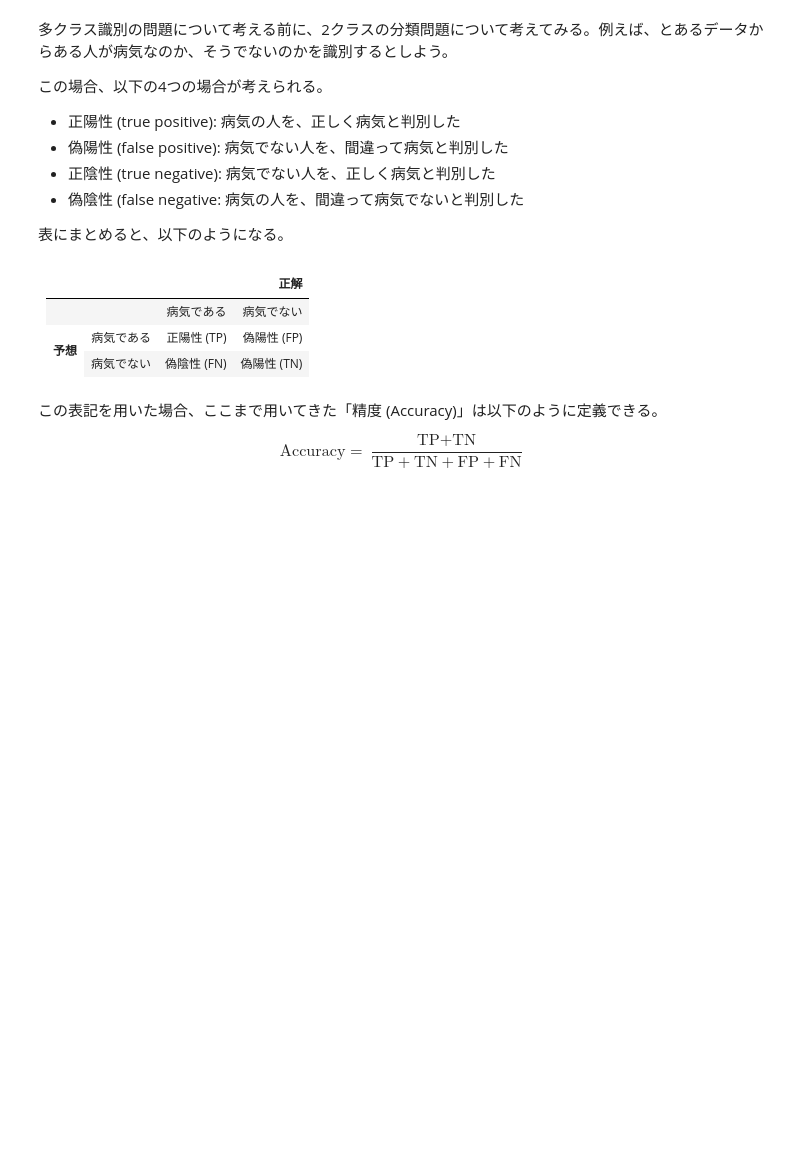
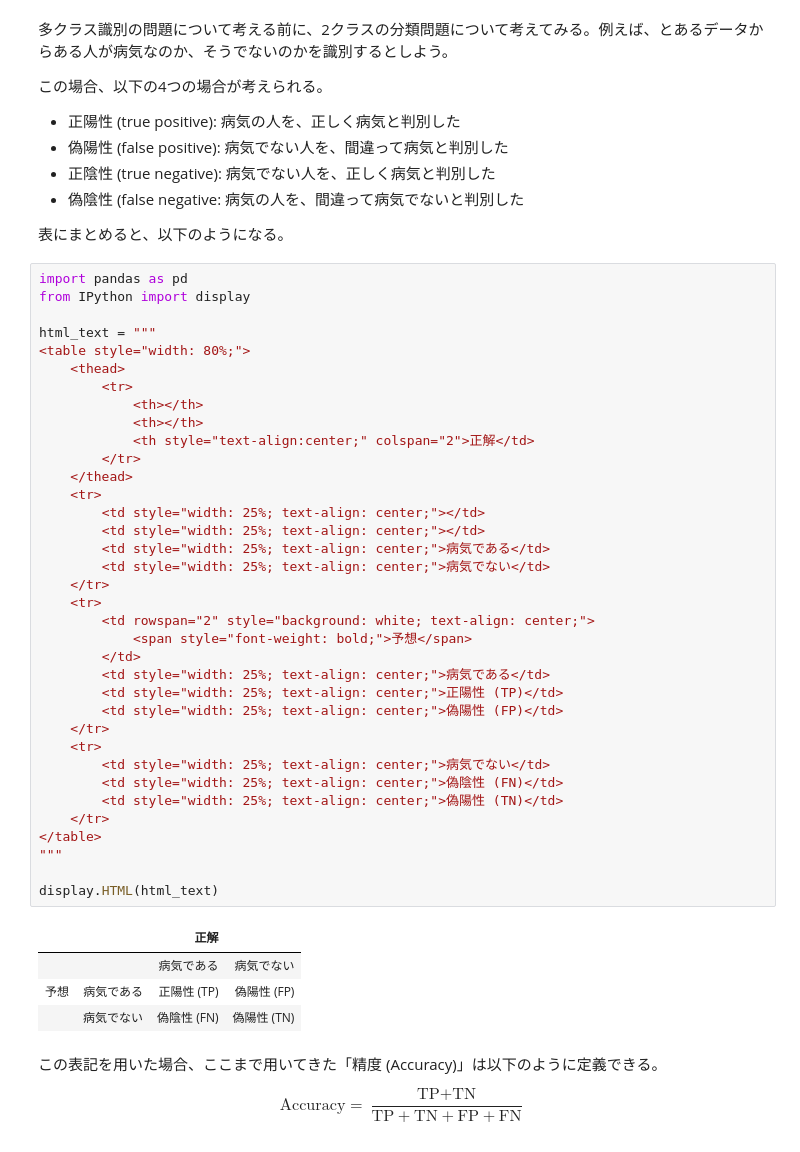
Before and after one commit to tatsy-classes/1284-sds-advml, a Jupyter notebook: contents/sec1/scikit-learn.ipynb, the cells around one changed output. Drawn from its saved outputs; the diff is of its cells as text; blank space fills up the shorter version.

```diff
--- a/contents/sec1/scikit-learn.ipynb
+++ b/contents/sec1/scikit-learn.ipynb
@@ -969,34 +998,47 @@ print("CV: acc(test)={:.2f}%".format(acc_test))
 - 偽陰性 (false negative: 病気の人を、間違って病気でないと判別した
 
 表にまとめると、以下のようになる。
-# %% [markdown]
-<table style="width: 80%;">
-    <thead>
-        <tr>
-            <th></th>
-            <th></th>
-            <th colspan="2">正解</td>
-        </tr>
-    </thead>
-    <tr>
-        <td style="width: 25%;"></td>
-        <td style="width: 25%;"></td>
-        <td style="width: 25%;">病気である</td>
-        <td style="width: 25%;">病気でない</td>
-    </tr>
-    <tr>
-        <td rowspan="2" style="background: white;"><span style="font-weight: bold;">予想</span></td>
-        <td>病気である</td>
-        <td>正陽性 (TP)</td>
-        <td>偽陽性 (FP)</td>
-    </tr>
-    <tr>
-        <td>病気でない</td>
-        <td>偽陰性 (FN)</td>
-        <td>偽陽性 (TN)</td>
-    </tr>
-
-</table>
+# %%
+import pandas as pd
+from IPython import display
+
+html_text = """
+<table style="width: 80%;">
+    <thead>
+        <tr>
+            <th></th>
+            <th></th>
+            <th style="text-align:center;" colspan="2">正解</td>
+        </tr>
+    </thead>
+    <tr>
+        <td style="width: 25%; text-align: center;"></td>
+        <td style="width: 25%; text-align: center;"></td>
+        <td style="width: 25%; text-align: center;">病気である</td>
+        <td style="width: 25%; text-align: center;">病気でない</td>
+    </tr>
+    <tr>
+        <td rowspan="2" style="background: white; text-align: center;">
+            <span style="font-weight: bold;">予想</span>
+        </td>
+        <td style="width: 25%; text-align: center;">病気である</td>
+        <td style="width: 25%; text-align: center;">正陽性 (TP)</td>
+        <td style="width: 25%; text-align: center;">偽陽性 (FP)</td>
+    </tr>
+    <tr>
+        <td style="width: 25%; text-align: center;">病気でない</td>
+        <td style="width: 25%; text-align: center;">偽陰性 (FN)</td>
+        <td style="width: 25%; text-align: center;">偽陽性 (TN)</td>
+    </tr>
+</table>
+"""
+
+display.HTML(html_text)
+# %% [output]
+|  |  | 正解 |  |
+|  |  | 病気である | 病気でない |
+| 予想 | 病気である | 正陽性 (TP) | 偽陽性 (FP) |
+|  | 病気でない | 偽陰性 (FN) | 偽陽性 (TN) |
 # %% [markdown]
 この表記を用いた場合、ここまで用いてきた「精度 (Accuracy)」は以下のように定義できる。
 
```
Also changed, not shown: parts of 38 cells of this notebook, 1 other file.
